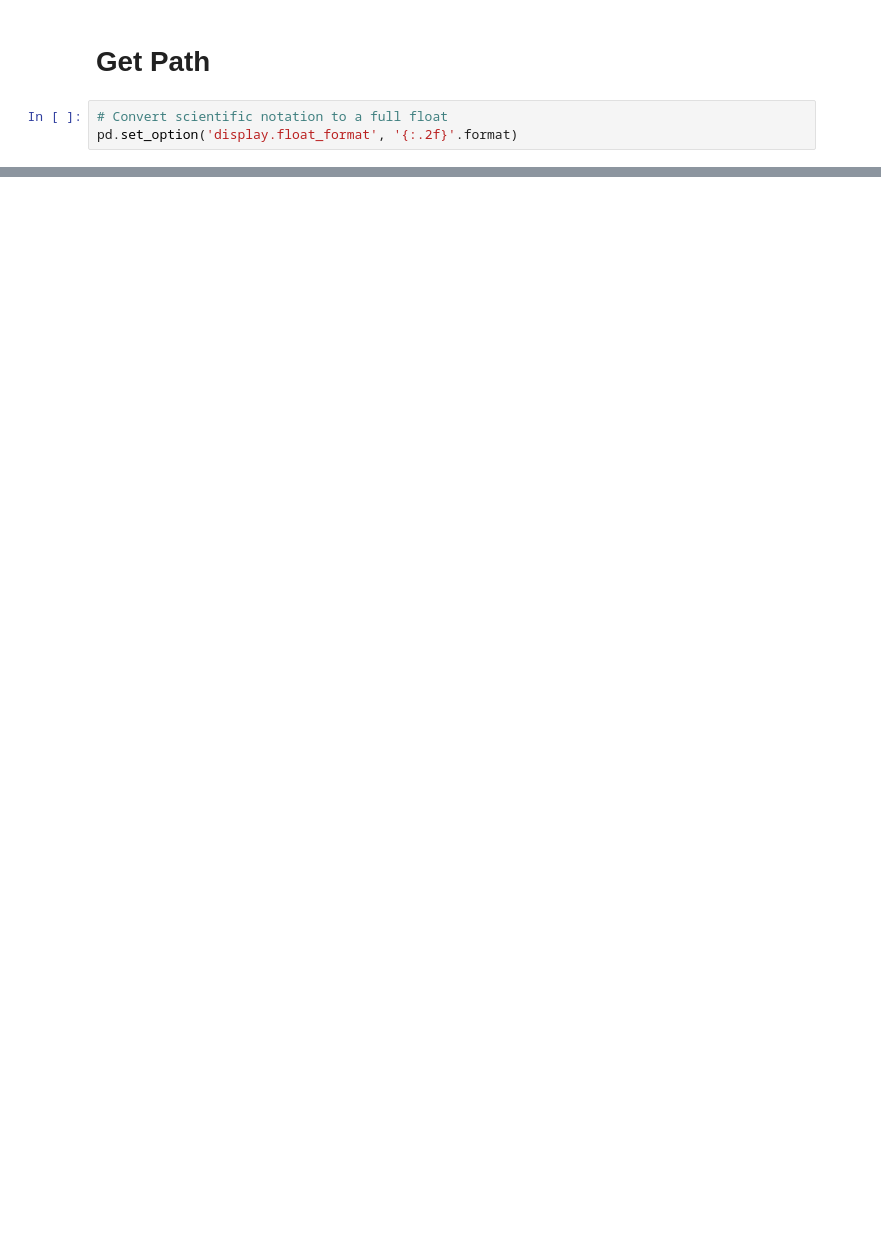
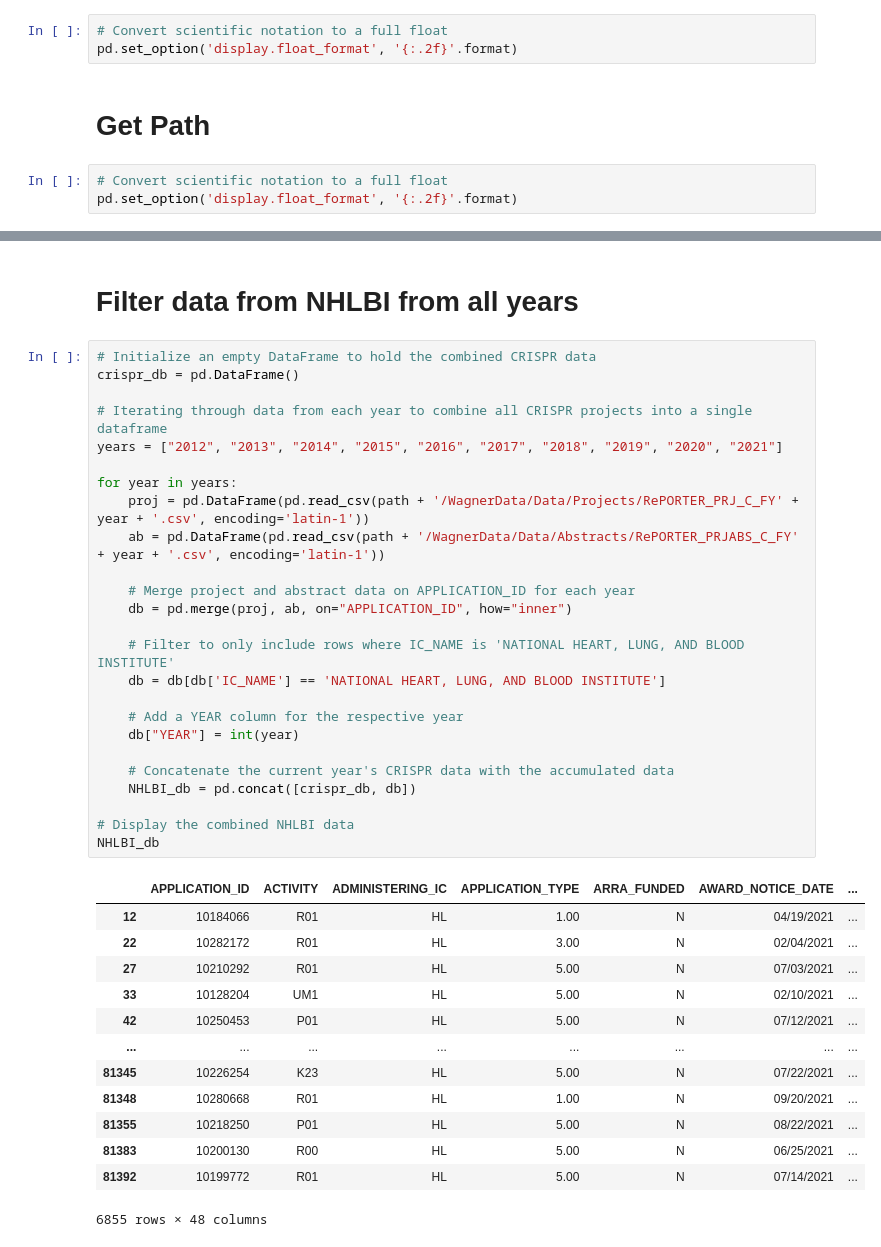
Before and after one commit to NiikNiik/Sickle_Cell_NIH_RePorter, a Jupyter notebook: Sickle_cell.ipynb, the cells around one changed output, grey strips where cells are left out. Cells and saved outputs as stored; diff of their text form; blank space fills up the shorter version.

```diff
--- a/Sickle_cell.ipynb
+++ b/Sickle_cell.ipynb
@@ -38,4 +38,7 @@ Requirement already satisfied: colorama in c:\users\najani\appdata\local\program
 Autosaving every 60 seconds
+# %%
+# Convert scientific notation to a full float
+pd.set_option('display.float_format', '{:.2f}'.format)
 # %% [markdown]
 # Get Path
 # %%
@@ -56,0 +74,41 @@ C:\Users\NAjani
+# %% [markdown]
+# Filter data from NHLBI from all years
+# %%
+# Initialize an empty DataFrame to hold the combined CRISPR data
+crispr_db = pd.DataFrame()
+
+# Iterating through data from each year to combine all CRISPR projects into a single dataframe
+years = ["2012", "2013", "2014", "2015", "2016", "2017", "2018", "2019", "2020", "2021"]
+
+for year in years:
+    proj = pd.DataFrame(pd.read_csv(path + '/WagnerData/Data/Projects/RePORTER_PRJ_C_FY' + year + '.csv', encoding='latin-1'))
+    ab = pd.DataFrame(pd.read_csv(path + '/WagnerData/Data/Abstracts/RePORTER_PRJABS_C_FY' + year + '.csv', encoding='latin-1'))
+
+    # Merge project and abstract data on APPLICATION_ID for each year
+    db = pd.merge(proj, ab, on="APPLICATION_ID", how="inner")
+
+    # Filter to only include rows where IC_NAME is 'NATIONAL HEART, LUNG, AND BLOOD INSTITUTE'
+    db = db[db['IC_NAME'] == 'NATIONAL HEART, LUNG, AND BLOOD INSTITUTE']
+
+    # Add a YEAR column for the respective year
+    db["YEAR"] = int(year)
+
+    # Concatenate the current year's CRISPR data with the accumulated data
+    NHLBI_db = pd.concat([crispr_db, db])
+
+# Display the combined NHLBI data
+NHLBI_db
+# %% [output]
+|  | APPLICATION_ID | ACTIVITY | ADMINISTERING_IC | APPLICATION_TYPE | ARRA_FUNDED | AWARD_NOTICE_DATE | ... |
+| 12 | 10184066 | R01 | HL | 1.00 | N | 04/19/2021 | ... |
+| 22 | 10282172 | R01 | HL | 3.00 | N | 02/04/2021 | ... |
+| 27 | 10210292 | R01 | HL | 5.00 | N | 07/03/2021 | ... |
+| 33 | 10128204 | UM1 | HL | 5.00 | N | 02/10/2021 | ... |
+| 42 | 10250453 | P01 | HL | 5.00 | N | 07/12/2021 | ... |
+| ... | ... | ... | ... | ... | ... | ... | ... |
+| 81345 | 10226254 | K23 | HL | 5.00 | N | 07/22/2021 | ... |
+| 81348 | 10280668 | R01 | HL | 1.00 | N | 09/20/2021 | ... |
+| 81355 | 10218250 | P01 | HL | 5.00 | N | 08/22/2021 | ... |
+| 81383 | 10200130 | R00 | HL | 5.00 | N | 06/25/2021 | ... |
+| 81392 | 10199772 | R01 | HL | 5.00 | N | 07/14/2021 | ... |
+6855 rows × 48 columns
```
Also changed, not shown: parts of 12 cells of this notebook.
